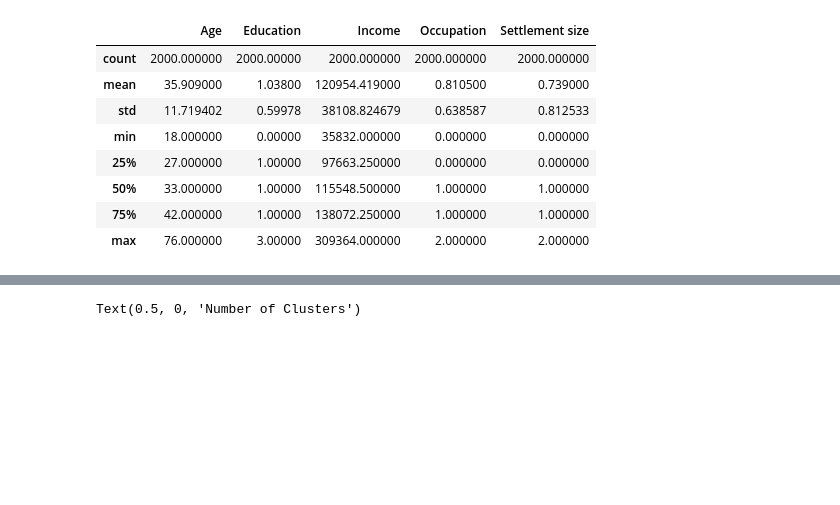
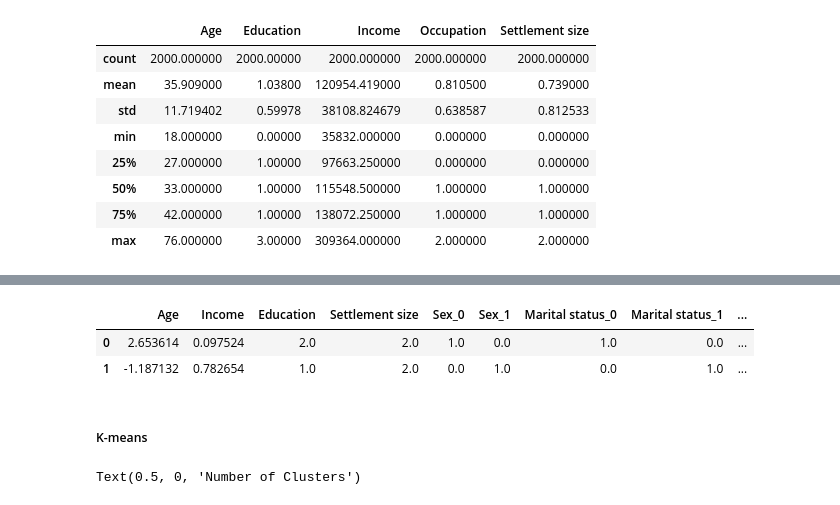
Before and after one commit to a-jimenezc/Segmentacion_de_clientes, a Jupyter notebook: notebooks/1_EDA_DL_modeling_aj.ipynb, the cells around one changed output, grey strips where cells are left out. Cells and saved outputs as stored; diff of their text form; code cells hidden in the pictures; blank space fills up the shorter version.

```diff
--- a/notebooks/1_EDA_DL_modeling_aj.ipynb
+++ b/notebooks/1_EDA_DL_modeling_aj.ipynb
@@ -215,5 +193,5 @@ Name: Occupation, dtype: int64
 # %%
-#Preprocessing data
+# Preprocesando los datos
 from sklearn.preprocessing import StandardScaler, OneHotEncoder, OrdinalEncoder
 from sklearn.compose import ColumnTransformer
 from sklearn.pipeline import Pipeline
@@ -239,5 +217,5 @@ preprocessor = ColumnTransformer([('num', numeric_transformer, numeric_cols),
                                 ])
 
 X = preprocessor.fit_transform(df)
-#X preserves ther order in which the variables were fed to the transformer
-pd.DataFrame(X)
+
+df_transf = pd.DataFrame(X).head(2)
@@ -258,3 +222,21 @@ pd.DataFrame(X)
+# %%
+# Dando nombre a las columnas
+def get_column_names(column_transformer):
+  features_names =[]
+  for key, value in column_transformer.named_transformers_.items():
+    features = list(value.get_feature_names_out())
+    features_names.extend(features)
+  return features_names
+# %%
+# Inspeccionando las nueva colunmas
+df_transf.columns = get_column_names(preprocessor)
+df_transf.head(3)
+# %% [output]
+|  | Age | Income | Education | Settlement size | Sex_0 | Sex_1 | Marital status_0 | Marital status_1 | ... |
+| 0 | 2.653614 | 0.097524 | 2.0 | 2.0 | 1.0 | 0.0 | 1.0 | 0.0 | ... |
+| 1 | -1.187132 | 0.782654 | 1.0 | 2.0 | 0.0 | 1.0 | 0.0 | 1.0 | ... |
+# %% [markdown]
+##### K-means
 # %%
 from sklearn.cluster import KMeans
 import numpy as np
```
Also changed, not shown: parts of 27 cells of this notebook.
